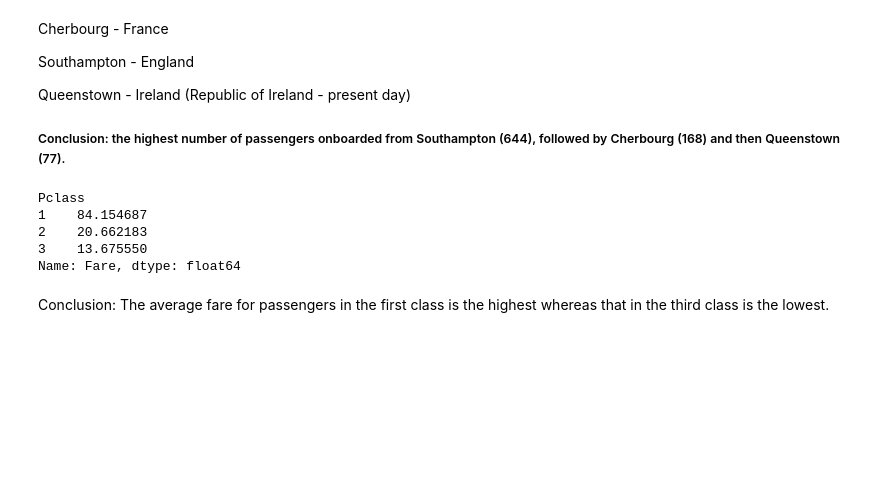
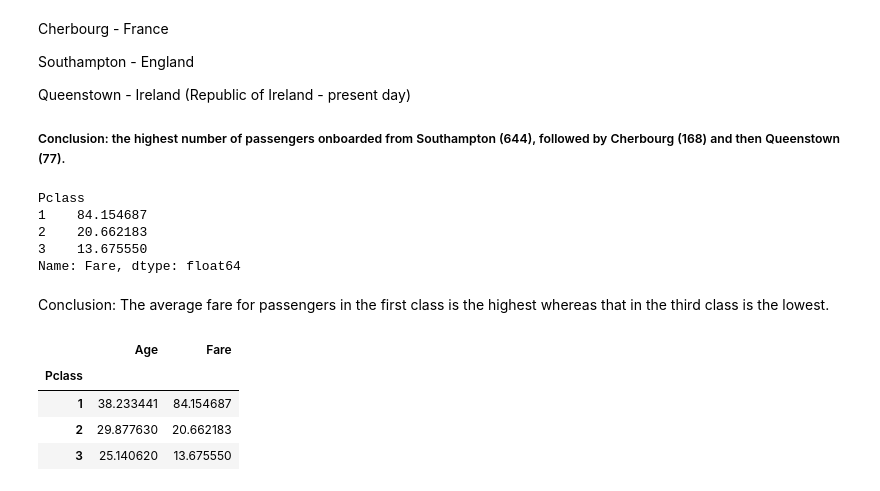
Before and after one commit to jyoti-bhogal/pretty-powerful-pandas, a Jupyter notebook: code.ipynb, the cells around one changed output. Saved outputs shown, nothing was run; the diff lists cells and outputs as text; code cells hidden in the pictures; blank space fills up the shorter version.

```diff
--- a/code.ipynb
+++ b/code.ipynb
@@ -318,6 +318,15 @@ Conclusion: The average fare for passengers in the first class is the highest wh
 # %%
 # Grouping by and then seeing a summary of multiple groups
 
 # For example, group by passenger class. Then for each of the three classes,
-# fins a mean of the age of the people traveling in first class and the mean of
-# the fare amount they have paid for that class.
+# find the mean of the age of the people traveling in first class and the mean
+# of the fare amount they have paid for that class.
+
+data_group_pclass_mean_age_fare = data_file.groupby('Pclass')[['Age','Fare']].mean()
+data_group_pclass_mean_age_fare
+# %% [output]
+|  | Age | Fare |
+| Pclass |  |  |
+| 1 | 38.233441 | 84.154687 |
+| 2 | 29.877630 | 20.662183 |
+| 3 | 25.140620 | 13.675550 |
```
Also changed, not shown: parts of 4 cells of this notebook.
